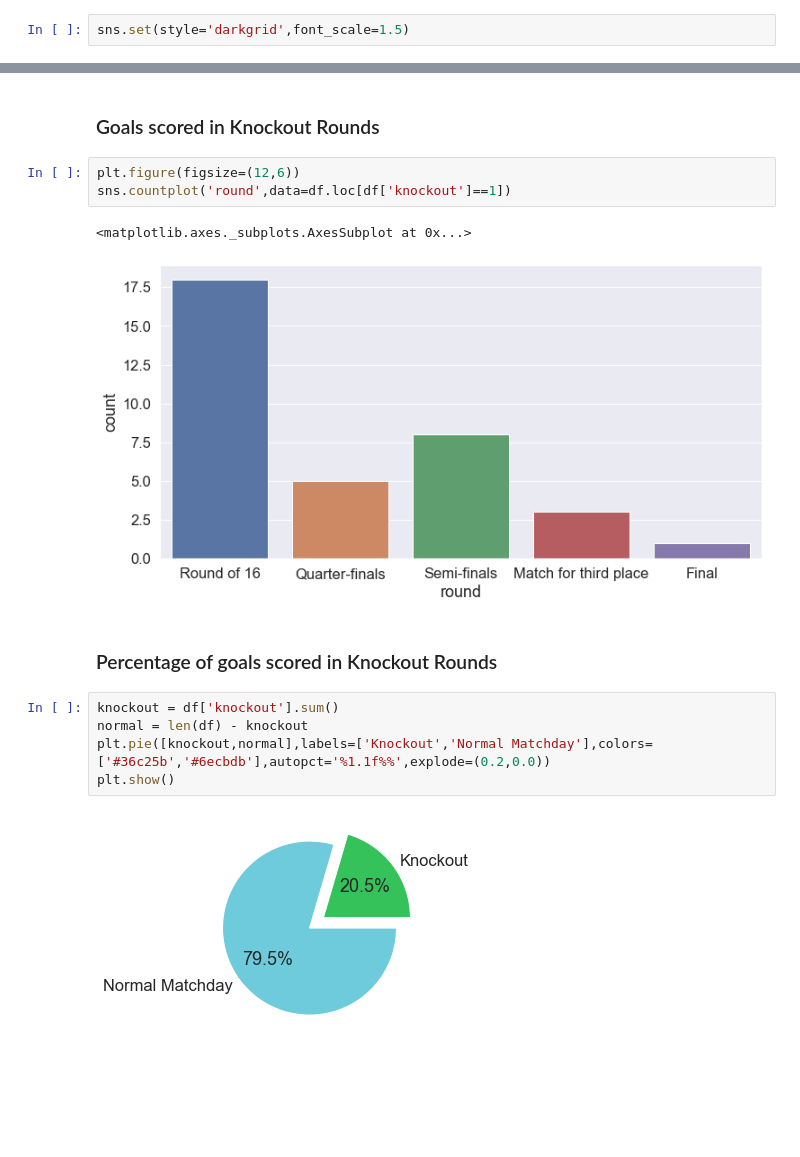
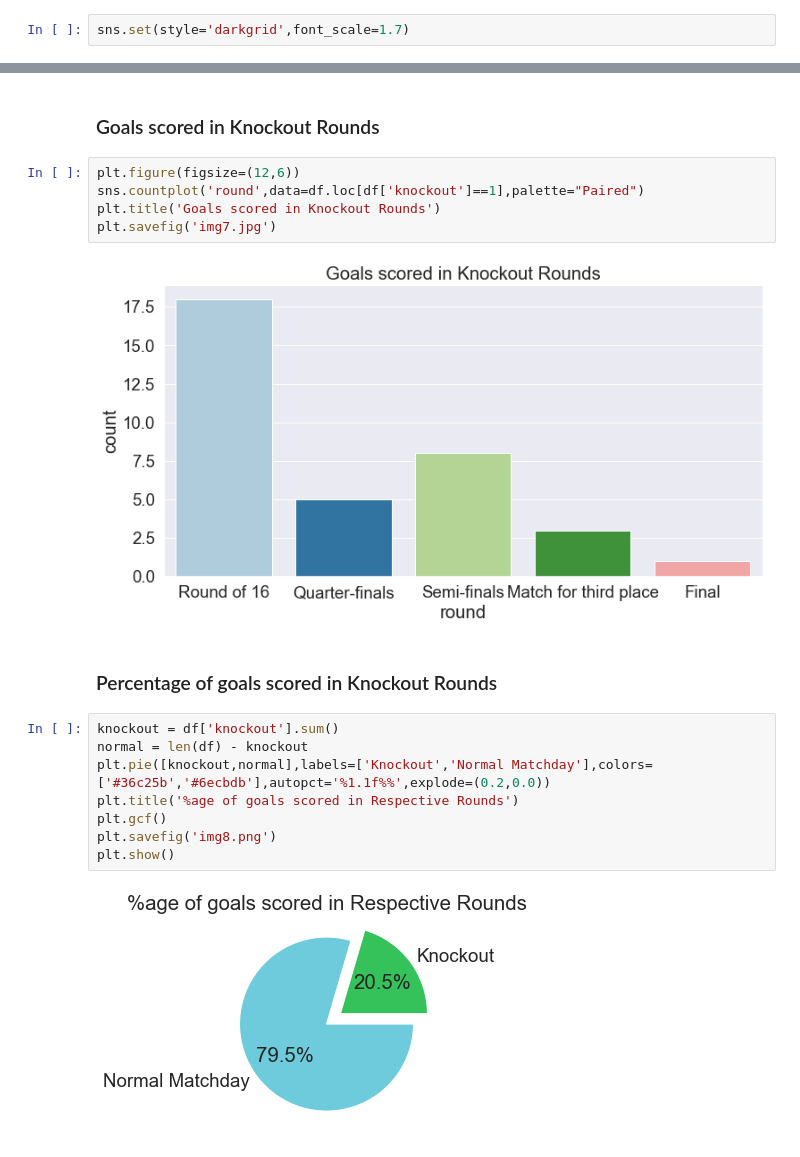
Before and after one commit to gitSuyash/Fifa-ETL, a Jupyter notebook: Analysis Notebook.ipynb, the cells around one changed output, grey strips where cells are left out. Drawn from its saved outputs; the diff is of its cells as text; blank space fills up the shorter version.

```diff
--- a/Analysis Notebook.ipynb
+++ b/Analysis Notebook.ipynb
@@ -16,7 +16,7 @@ df.head()
 # %%
 df.replace('Bosnia-Herzegovina','Bosnia',inplace=True)
 # %%
-sns.set(style='darkgrid',font_scale=1.5)
+sns.set(style='darkgrid',font_scale=1.7)
 # %% [markdown]
 ### Goals scored by each team
 # %%
@@ -91,16 +97,20 @@ sns.countplot('round',data=df.loc[df['knockout']==0])
 ### Goals scored in Knockout Rounds
 # %%
 plt.figure(figsize=(12,6))
-sns.countplot('round',data=df.loc[df['knockout']==1])
+sns.countplot('round',data=df.loc[df['knockout']==1],palette="Paired")
+plt.title('Goals scored in Knockout Rounds')
+plt.savefig('img7.jpg')
 # %% [output]
-<matplotlib.axes._subplots.AxesSubplot at 0x...>
-[figure, old version]
+[figure, new version]
 # %% [markdown]
 ### Percentage of goals scored in Knockout Rounds
 # %%
 knockout = df['knockout'].sum()
 normal = len(df) - knockout
 plt.pie([knockout,normal],labels=['Knockout','Normal Matchday'],colors=['#36c25b','#6ecbdb'],autopct='%1.1f%%',explode=(0.2,0.0))
+plt.title('%age of goals scored in Respective Rounds')
+plt.gcf()
+plt.savefig('img8.png')
 plt.show()
 # %% [output]
-[figure, old version]
+[figure, new version]
```
Also changed, not shown: parts of 7 cells of this notebook, 12 other files.
